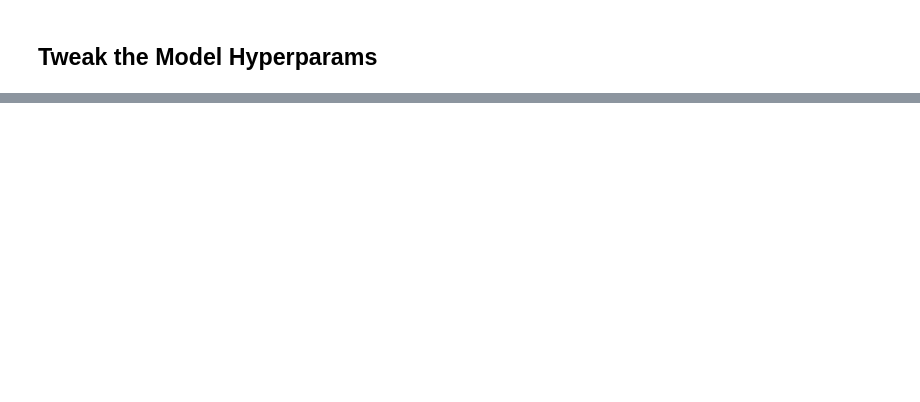
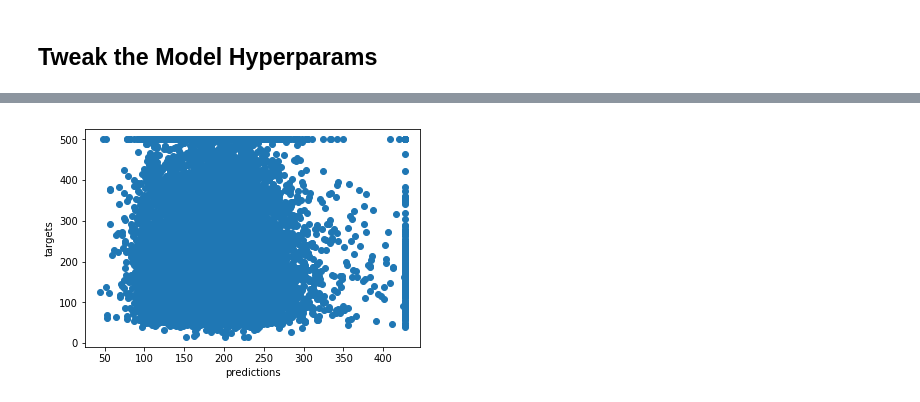
Before and after one commit to eqw3rty/jupyter-notebooks, a Jupyter notebook: intro_to_tf.ipynb, the cells around one changed output, grey strips where cells are left out. Saved outputs shown, nothing was run; the diff lists cells and outputs as text; code cells hidden in the pictures; blank space fills up the shorter version.

```diff
--- a/intro_to_tf.ipynb
+++ b/intro_to_tf.ipynb
@@ -291,0 +353,7 @@ Final RMSE (on training data): 166.96
+# %%
+calibration_data = calibration_data = train_model(
+    learning_rate=0.05,
+    steps=500,
+    batch_size=5,
+    input_feature="rooms_per_person"
+)
@@ -291,0 +386,4 @@ Final RMSE (on training data): 166.96
+# %%
+plot_predictions_vs_targets(calibration_data)
+# %% [output]
+[figure, added]
```
Also changed, not shown: parts of 12 cells of this notebook, 1 other file.
